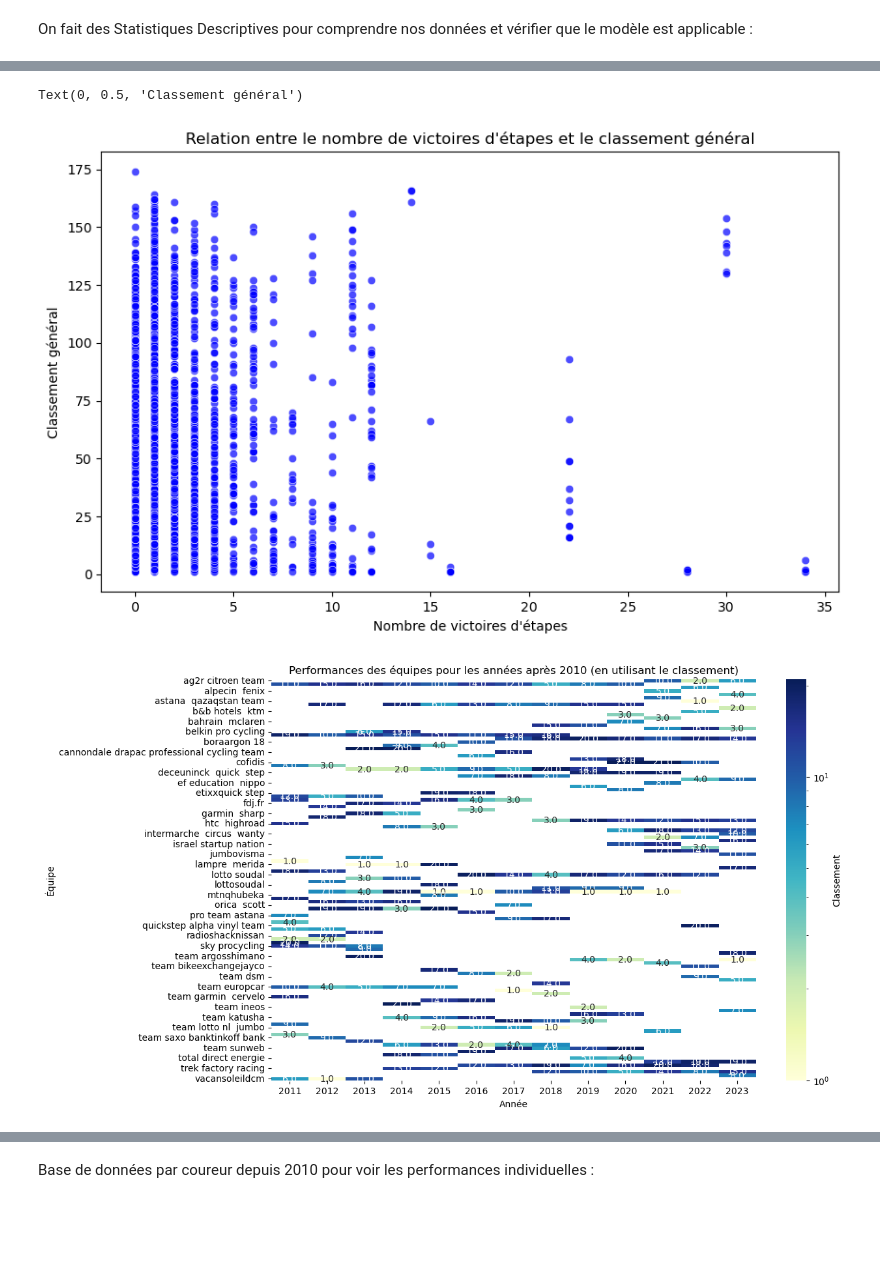
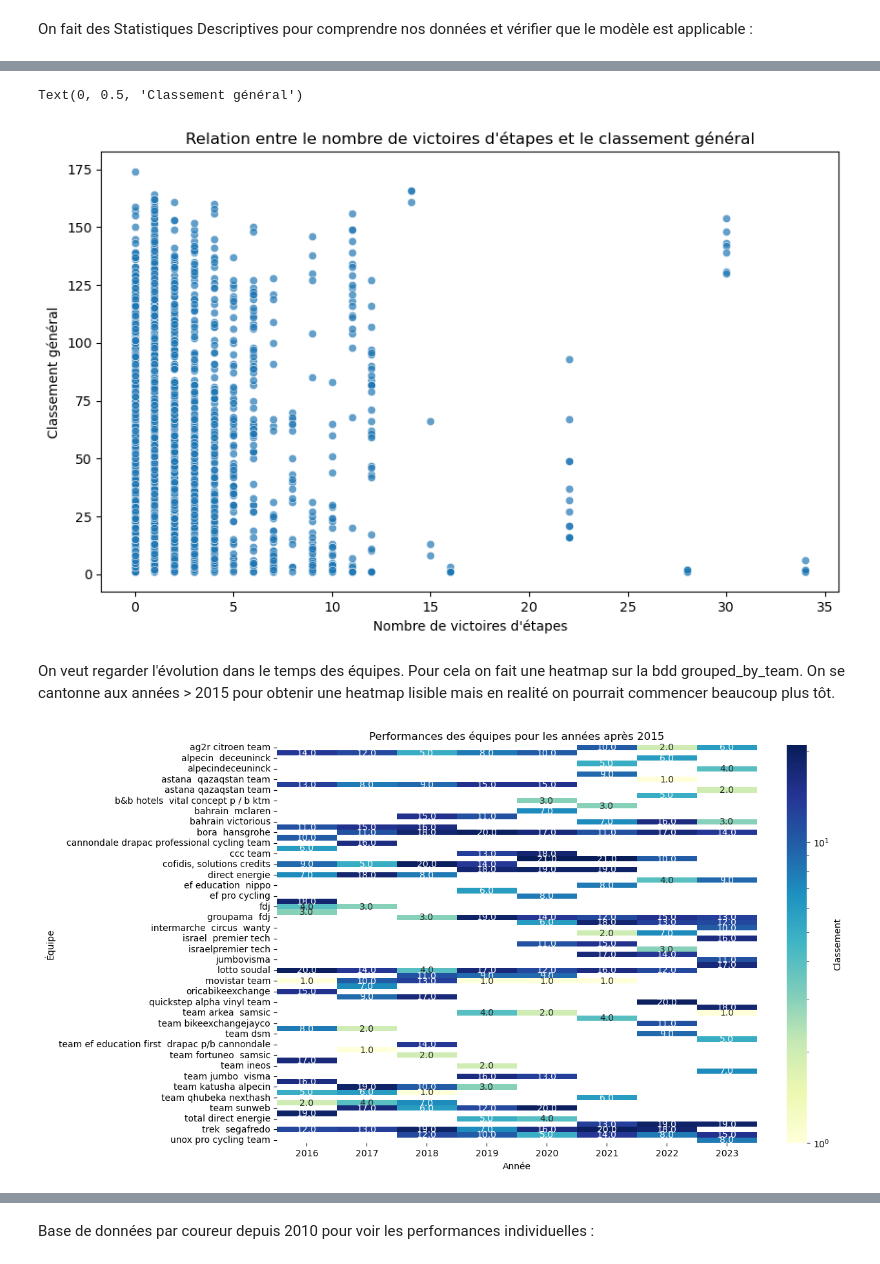
Before and after one commit to edequercize/Projet-Python, a Jupyter notebook: test_merge.ipynb, the cells around one changed output, grey strips where cells are left out. Cells and saved outputs as stored; diff of their text form; code cells hidden in the pictures; blank space fills up the shorter version.

```diff
--- a/test_merge.ipynb
+++ b/test_merge.ipynb
@@ -453,10 +553,10 @@ Modèle prédictif sur le classement des équipes
 création d'un nouveau dataframe où chaque ligne correspond à une équipe par année
 # %%
 # Grouping the data by team and year and calculating the required statistics
-grouped = df_trie.groupby(['Team', 'Year'])
+grouped_by_team = df_trie.groupby(['Team', 'Year'])
 
 # Calculating the required statistics for each team per year
-team_stats = grouped.agg({
+team_stats = grouped_by_team.agg({
     'nbre_tdf': ['min', 'mean', 'max'],
     'nbre_jour_maillot_jaune': 'sum',
     'classement_equipe': ['mean'],
@@ -547,7 +690,7 @@ max              1.000000
 [figure]
 # %%
 plt.figure(figsize=(10, 6))
-sns.scatterplot(x='nbre_victoire_etape', y='Rank', data=merged_df, color='blue', alpha=0.7)
+sns.scatterplot(x='nbre_victoire_etape', y='Rank', data=merged_df, alpha=0.7)
 
 # Ajouter des titres et des étiquettes
 plt.title('Relation entre le nombre de victoires d\'étapes et le classement général')
@@ -555,58 +698,58 @@ plt.xlabel('Nombre de victoires d\'étapes')
 plt.ylabel('Classement général')
 # %% [output]
 Text(0, 0.5, 'Classement général')
-[figure, old version]
+[figure, new version]
+# %% [markdown]
+On veut regarder l'évolution dans le temps des équipes. Pour cela on fait une heatmap sur la bdd grouped_by_team.
+On se cantonne aux années > 2015 pour obtenir une heatmap lisible mais en realité on pourrait commencer beaucoup plus tôt.
 # %%
 from fuzzywuzzy import fuzz
 from unidecode import unidecode
 from matplotlib.colors import LogNorm
 
-# Filtrer pour obtenir seulement les années après 2010
-df_after_2010 = df_trie[df_trie['Year'] > 2010].copy()
+# Filtrer pour obtenir seulement les années après 2015
+df_after_2015 = grouped_by_team.filter(lambda x: x['Year'].max() > 2015).copy()
 
-# Fonction pour normaliser les noms d'équipe
+# Fonction pour normaliser les noms d'équipe car certaines équipes ont plusieurs manières d'être écrite :
 def normalize_team_name(name):
     normalized_name = unidecode(name.lower())  # Convertit en minuscules et supprime les accents
     normalized_name = normalized_name.replace('-', '')  # Supprime les tirets
     return normalized_name
 
 # Appliquer la normalisation aux noms d'équipe
-df_after_2010['Normalized_Team'] = df_after_2010['Team'].apply(normalize_team_name)
+df_after_2015['Normalized_Team'] = df_after_2015['Team'].apply(normalize_team_name)
 
 # Dictionnaire pour stocker les correspondances trouvées
 team_matches = {}
 
 # Itération sur les équipes uniques
-for team in df_after_2010['Normalized_Team'].unique():
+for team in df_after_2015['Normalized_Team'].unique():
     # Trouver la meilleure correspondance pour chaque équipe
-    match, score = max(((t, fuzz.ratio(team, t)) for t in df_after_2010['Normalized_Team'].unique()), key=lambda x: x[1])
+    match, score = max(((t, fuzz.ratio(team, t)) for t in df_after_2015['Normalized_Team'].unique()), key=lambda x: x[1])
 
     # Ajouter la correspondance au dictionnaire
     if score >= 80:
         team_matches[team] = match
 
 # Mettre à jour le DataFrame avec les correspondances trouvées
-df_after_2010['Normalized_Team'] = df_after_2010['Normalized_Team'].map(team_matches)
+df_after_2015['Normalized_Team'] = df_after_2015['Normalized_Team'].map(team_matches)
 
 # Agréger les classements après la fusion
-df_aggregated = df_after_2010.groupby(['Year', 'Normalized_Team']).agg({'classement_equipe': 'mean'}).reset_index()
+df_aggregated = df_after_2015.groupby(['Year', 'Normalized_Team']).agg({'classement_equipe': 'mean'}).reset_index()
 
 # Heatmap des performances par équipe pour les années après 2010 (en utilisant 'Rank')
 plt.figure(figsize=(12, 8))
 heatmap_data = df_aggregated.pivot(index='Normalized_Team', columns='Year', values='classement_equipe')
 
 # Utilisation d'une colormap différente ("YlGnBu"), ajustement des limites de couleur et échelle logarithmique
 sns.heatmap(heatmap_data, cmap="YlGnBu", annot=True, fmt='.1f', cbar_kws={'label': 'Classement'}, vmin=0, vmax=50, norm=LogNorm())
 
-# Rotation des étiquettes sur l'axe des y
-plt.yticks(rotation=0)
-
-plt.title('Performances des équipes pour les années après 2010 (en utilisant le classement)')
+plt.title('Performances des équipes pour les années après 2015')
 plt.xlabel('Année')
 plt.ylabel('Équipe')
 plt.show()
 # %% [output]
-[figure, old version]
+[figure, new version]
 # %%
 # Sélectionner uniquement les colonnes numériques
 colonnes_numeriques = merged_df.select_dtypes(include='number')
```
Also changed, not shown: parts of 21 cells of this notebook.
